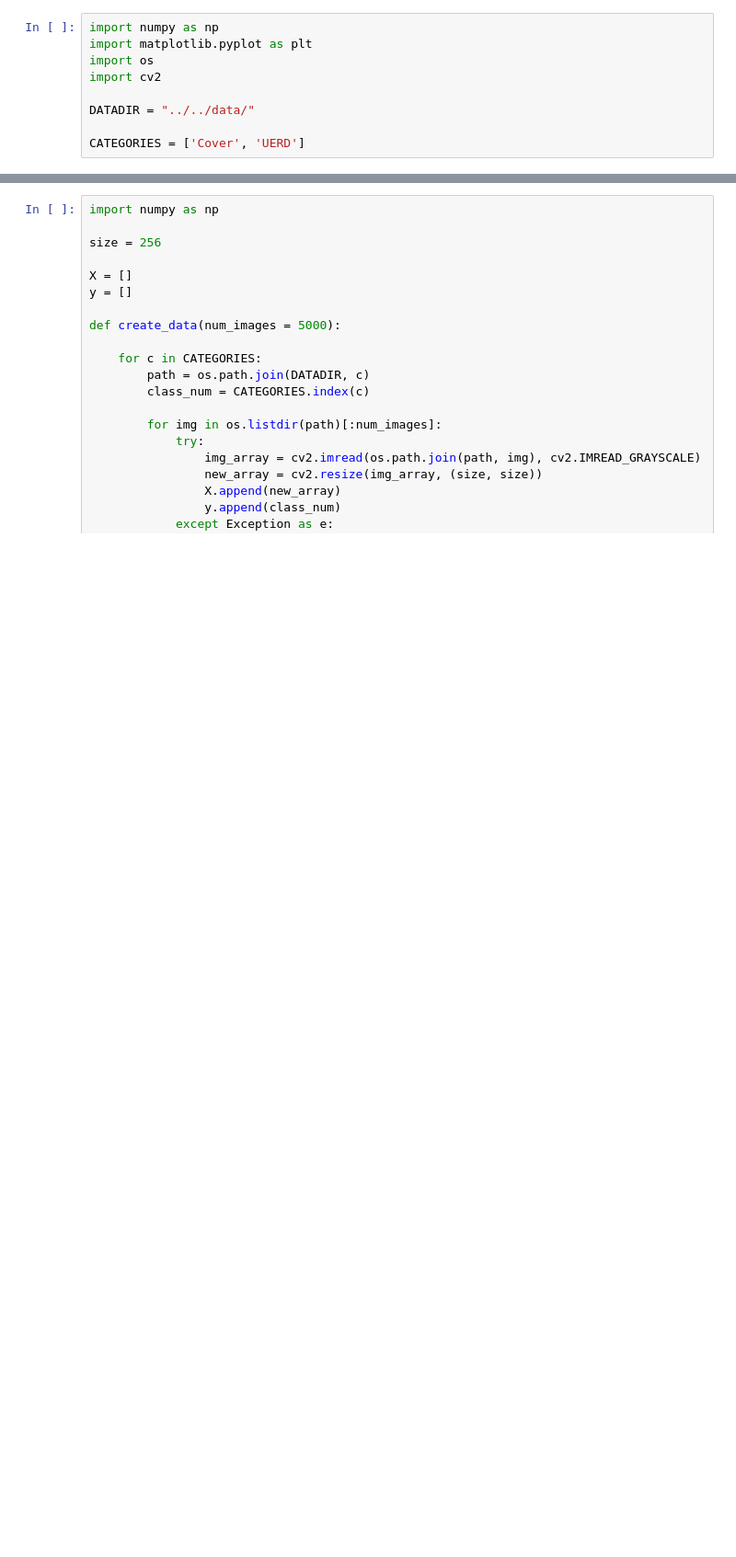
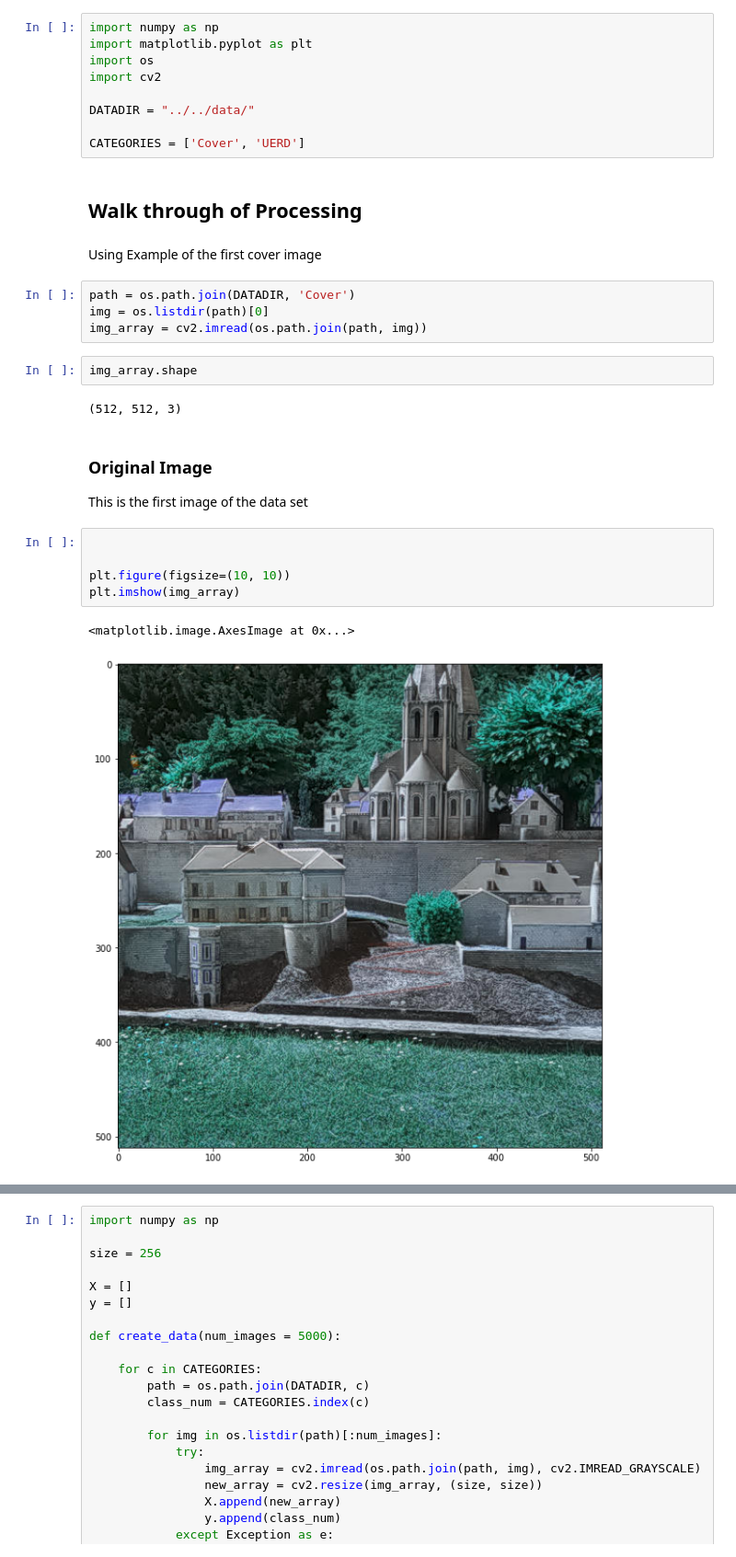
Before and after one commit to stefan-esquivel/SteganoClassifier, a Jupyter notebook: src/preprocessing/process_data_256.ipynb, the cells around one changed output, grey strips where cells are left out. Shown at 92% size. Cells and saved outputs as stored; diff of their text form; blank space fills up the shorter version.

Commit message:
Added instructions for process_data_100.ipynb and walked through the processing

```diff
--- a/src/preprocessing/process_data_256.ipynb
+++ b/src/preprocessing/process_data_256.ipynb
@@ -34,3 +34,27 @@ import cv2
 DATADIR = "../../data/"
 
 CATEGORIES = ['Cover', 'UERD']
+# %% [markdown]
+## Walk through of Processing
+# %% [markdown]
+Using Example of the first cover image
+# %%
+path = os.path.join(DATADIR, 'Cover')
+img = os.listdir(path)[0]
+img_array = cv2.imread(os.path.join(path, img))
+# %%
+img_array.shape
+# %% [output]
+(512, 512, 3)
+# %% [markdown]
+### Original Image
+
+This is the first image of the data set
+# %%
+
+
+plt.figure(figsize=(10, 10))
+plt.imshow(img_array)
+# %% [output]
+<matplotlib.image.AxesImage at 0x...>
+[figure, added]
```
Also changed, not shown: parts of 7 cells of this notebook, 1 other file.
